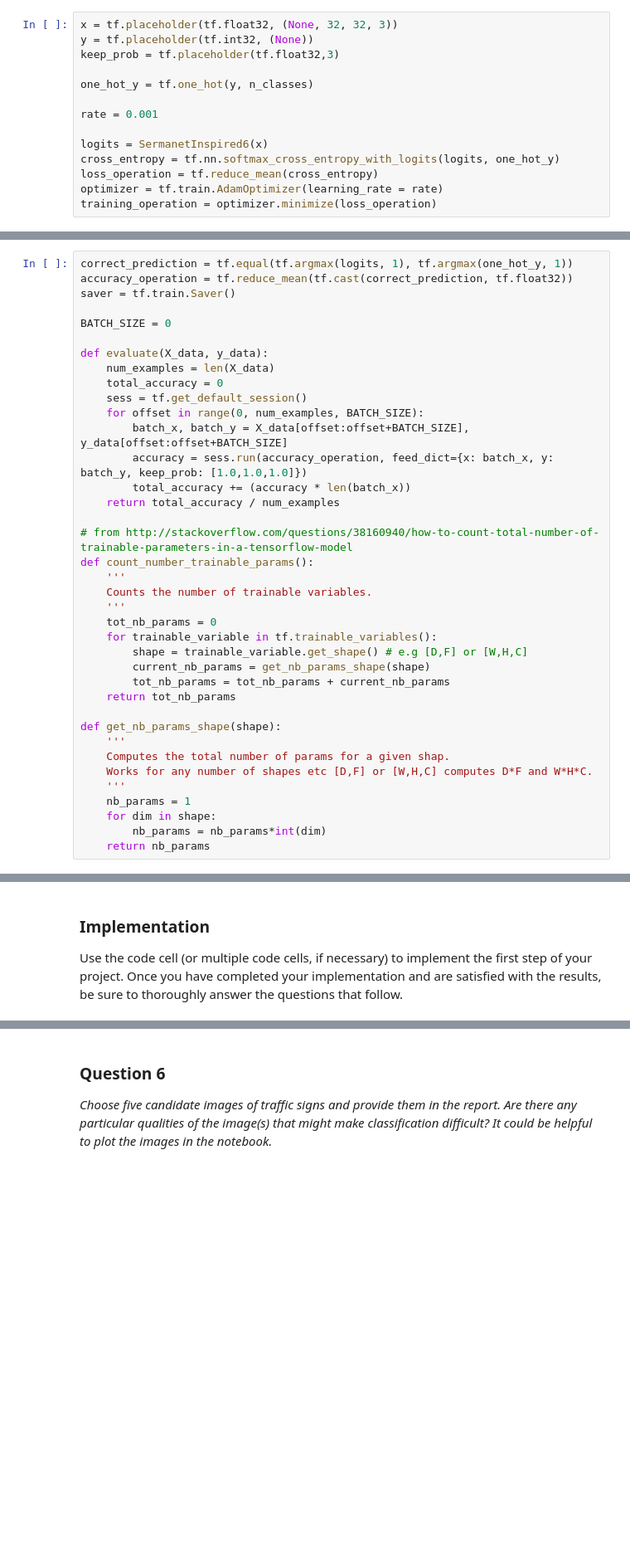
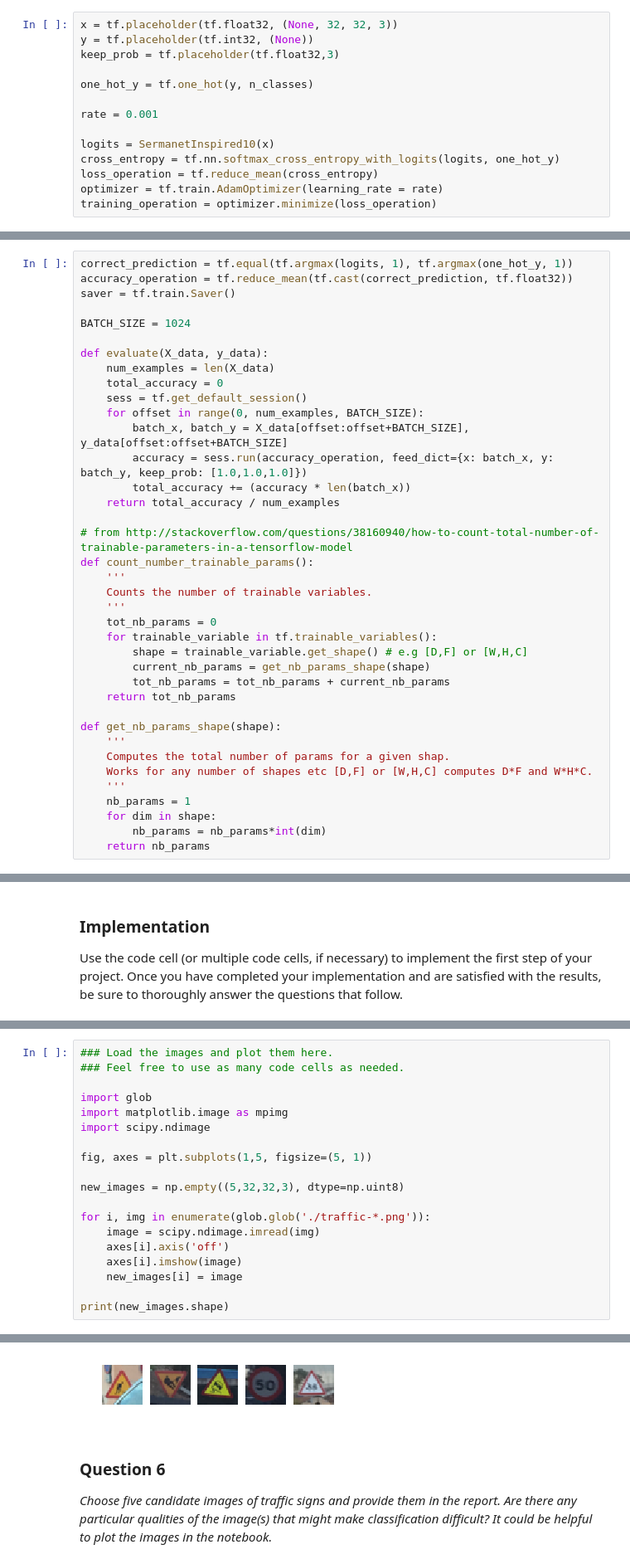
Before and after one commit to antorsae/CarND-Traffic-Sign-Classifier-Project, a Jupyter notebook: Traffic_Sign_Classifier.ipynb, the cells around one changed output, grey strips where cells are left out. Shown at 83% size. Cells and saved outputs as stored; diff of their text form; blank space fills up the shorter version.

```diff
--- a/Traffic_Sign_Classifier.ipynb
+++ b/Traffic_Sign_Classifier.ipynb
@@ -434,7 +415,7 @@ one_hot_y = tf.one_hot(y, n_classes)
 
 rate = 0.001
 
-logits = SermanetInspired6(x)
+logits = SermanetInspired10(x)
 cross_entropy = tf.nn.softmax_cross_entropy_with_logits(logits, one_hot_y)
 loss_operation = tf.reduce_mean(cross_entropy)
 optimizer = tf.train.AdamOptimizer(learning_rate = rate)
@@ -450,7 +429,7 @@ correct_prediction = tf.equal(tf.argmax(logits, 1), tf.argmax(one_hot_y, 1))
 accuracy_operation = tf.reduce_mean(tf.cast(correct_prediction, tf.float32))
 saver = tf.train.Saver()
 
-BATCH_SIZE = 0
+BATCH_SIZE = 1024
 
 def evaluate(X_data, y_data):
     num_examples = len(X_data)
@@ -592,0 +609,20 @@ Use the code cell (or multiple code cells, if necessary) to implement the first
+# %%
+### Load the images and plot them here.
+### Feel free to use as many code cells as needed.
+
+import glob
+import matplotlib.image as mpimg
+import scipy.ndimage
+
+fig, axes = plt.subplots(1,5, figsize=(5, 1))
+
+new_images = np.empty((5,32,32,3), dtype=np.uint8)
+
+for i, img in enumerate(glob.glob('./traffic-*.png')):
+    image = scipy.ndimage.imread(img)
+    axes[i].axis('off')
+    axes[i].imshow(image)
+    new_images[i] = image
+
+print(new_images.shape)
+# %% [output]
@@ -593,3 +630,4 @@ Use the code cell (or multiple code cells, if necessary) to implement the first
+[figure, added]
 # %% [markdown]
 ### Question 6
 
```
Also changed, not shown: parts of 31 cells of this notebook.
